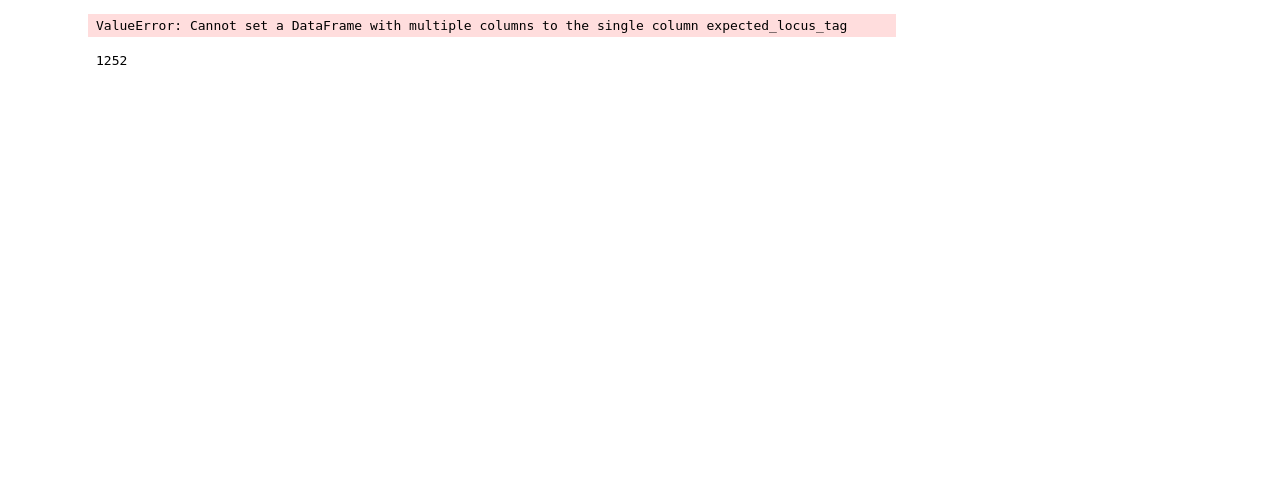
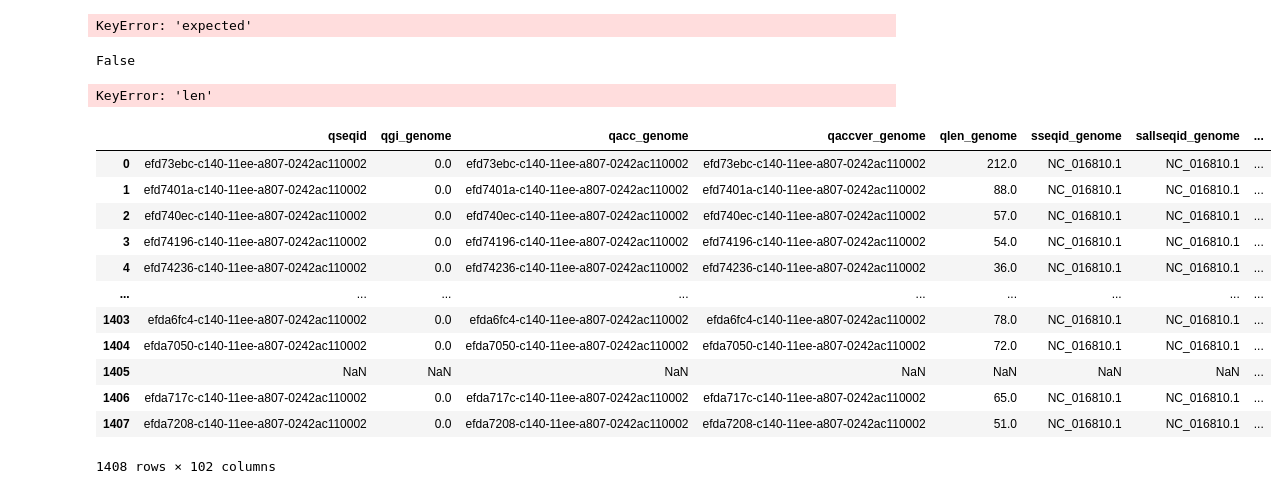
Before and after one commit to mtsz-thiago/sRNAs_Interactomes, a Jupyter notebook: src/output_data_exploration.ipynb, the cells around one changed output. Saved outputs shown, nothing was run; the diff lists cells and outputs as text; code cells hidden in the pictures; blank space fills up the shorter version.

```diff
--- a/src/output_data_exploration.ipynb
+++ b/src/output_data_exploration.ipynb
@@ -4,6 +4,6 @@ import pandas as pd
 from sup_data_to_fasta import load_xlsx, map_raw_data_to_queries_and_expected
 # %%
-esp_df = pd.read_csv('../output/ESP-OD2w11_results.csv').drop(columns=['Unnamed: 0'])
+esp_df = pd.read_csv('../output/ESP-OD2w28_results.csv').drop(columns=['Unnamed: 0'])
 # %%
 total_alignments = len(esp_df[esp_df['qseqid'].notnull()])
 not_aligned = len(esp_df[esp_df['qseqid'].isnull()])
@@ -37,6 +37,6 @@ cds_columns
 esp_df['gene'] = esp_df['stitle_cds'].str.extract(r'gene=(\w+)')
 esp_df['locus_tag'] = esp_df['stitle_cds'].str.extract(r'locus_tag=(\w+)')
 esp_df['expected_gene'] = esp_df['expected'].str.extract(r'(\w+)\(')
-esp_df['expected_locus_tag'] = esp_df['expected'].str.extract(r'(\w*\()?(.*\))?')
+esp_df['expected_locus_tag'] = esp_df['expected'].str.extract(r'(SL\d+_\d+)')
 # %% [output]
-ValueError: Cannot set a DataFrame with multiple columns to the single column expected_locus_tag
+KeyError: 'expected'
@@ -42,0 +48,8 @@ ValueError: Cannot set a DataFrame with multiple columns to the single column ex
+# %%
+was_there_query_not_aligned_w_expected_gene(esp_df)
+# %% [output]
+False
+# %%
+esp_df['len'] == esp_df['qlen_cds']
+# %% [output]
+KeyError: 'len'
@@ -43,4 +60,16 @@ ValueError: Cannot set a DataFrame with multiple columns to the single column ex
 # %%
-esp_df['qseqid'].nunique()
+esp_df
 # %% [output]
+|  | qseqid | qgi_genome | qacc_genome | qaccver_genome | qlen_genome | sseqid_genome | sallseqid_genome | ... |
+| 0 | efd73ebc-c140-11ee-a807-0242ac110002 | 0.0 | efd73ebc-c140-11ee-a807-0242ac110002 | efd73ebc-c140-11ee-a807-0242ac110002 | 212.0 | NC_016810.1 | NC_016810.1 | ... |
+| 1 | efd7401a-c140-11ee-a807-0242ac110002 | 0.0 | efd7401a-c140-11ee-a807-0242ac110002 | efd7401a-c140-11ee-a807-0242ac110002 | 88.0 | NC_016810.1 | NC_016810.1 | ... |
+| 2 | efd740ec-c140-11ee-a807-0242ac110002 | 0.0 | efd740ec-c140-11ee-a807-0242ac110002 | efd740ec-c140-11ee-a807-0242ac110002 | 57.0 | NC_016810.1 | NC_016810.1 | ... |
+| 3 | efd74196-c140-11ee-a807-0242ac110002 | 0.0 | efd74196-c140-11ee-a807-0242ac110002 | efd74196-c140-11ee-a807-0242ac110002 | 54.0 | NC_016810.1 | NC_016810.1 | ... |
+| 4 | efd74236-c140-11ee-a807-0242ac110002 | 0.0 | efd74236-c140-11ee-a807-0242ac110002 | efd74236-c140-11ee-a807-0242ac110002 | 36.0 | NC_016810.1 | NC_016810.1 | ... |
+| ... | ... | ... | ... | ... | ... | ... | ... | ... |
+| 1403 | efda6fc4-c140-11ee-a807-0242ac110002 | 0.0 | efda6fc4-c140-11ee-a807-0242ac110002 | efda6fc4-c140-11ee-a807-0242ac110002 | 78.0 | NC_016810.1 | NC_016810.1 | ... |
+| 1404 | efda7050-c140-11ee-a807-0242ac110002 | 0.0 | efda7050-c140-11ee-a807-0242ac110002 | efda7050-c140-11ee-a807-0242ac110002 | 72.0 | NC_016810.1 | NC_016810.1 | ... |
+| 1405 | NaN | NaN | NaN | NaN | NaN | NaN | NaN | ... |
+| 1406 | efda717c-c140-11ee-a807-0242ac110002 | 0.0 | efda717c-c140-11ee-a807-0242ac110002 | efda717c-c140-11ee-a807-0242ac110002 | 65.0 | NC_016810.1 | NC_016810.1 | ... |
+| 1407 | efda7208-c140-11ee-a807-0242ac110002 | 0.0 | efda7208-c140-11ee-a807-0242ac110002 | efda7208-c140-11ee-a807-0242ac110002 | 51.0 | NC_016810.1 | NC_016810.1 | ... |
-1252
+1408 rows × 102 columns
```
Also changed, not shown: parts of 10 cells of this notebook.
